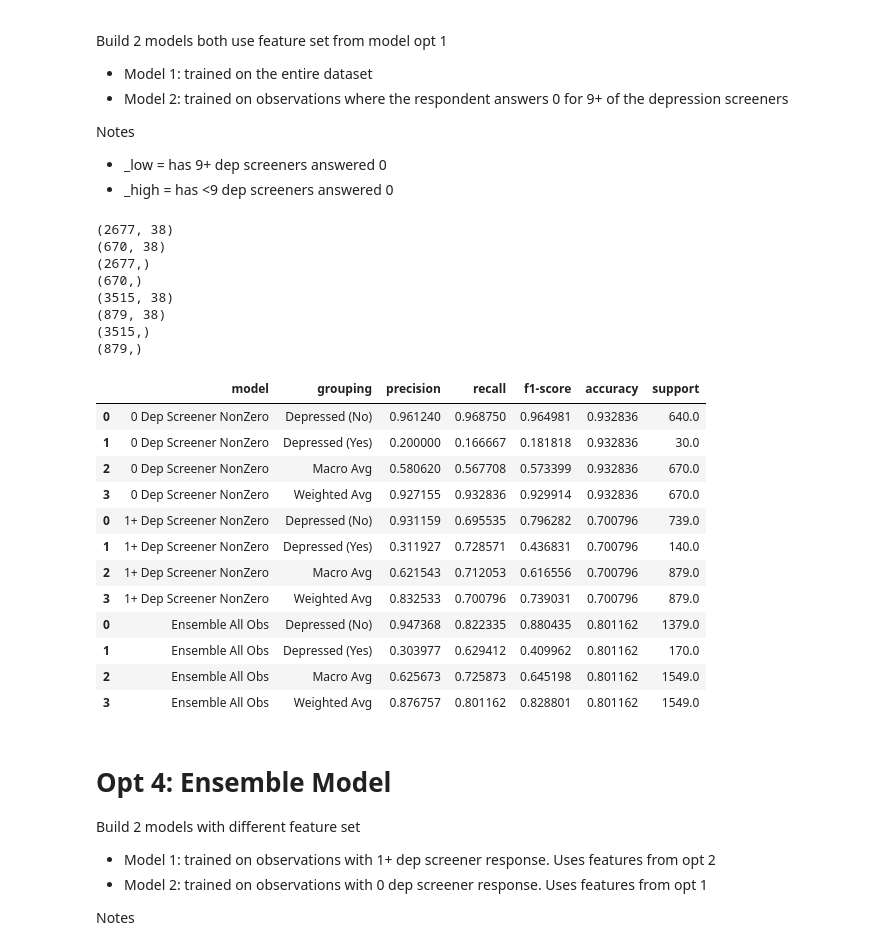
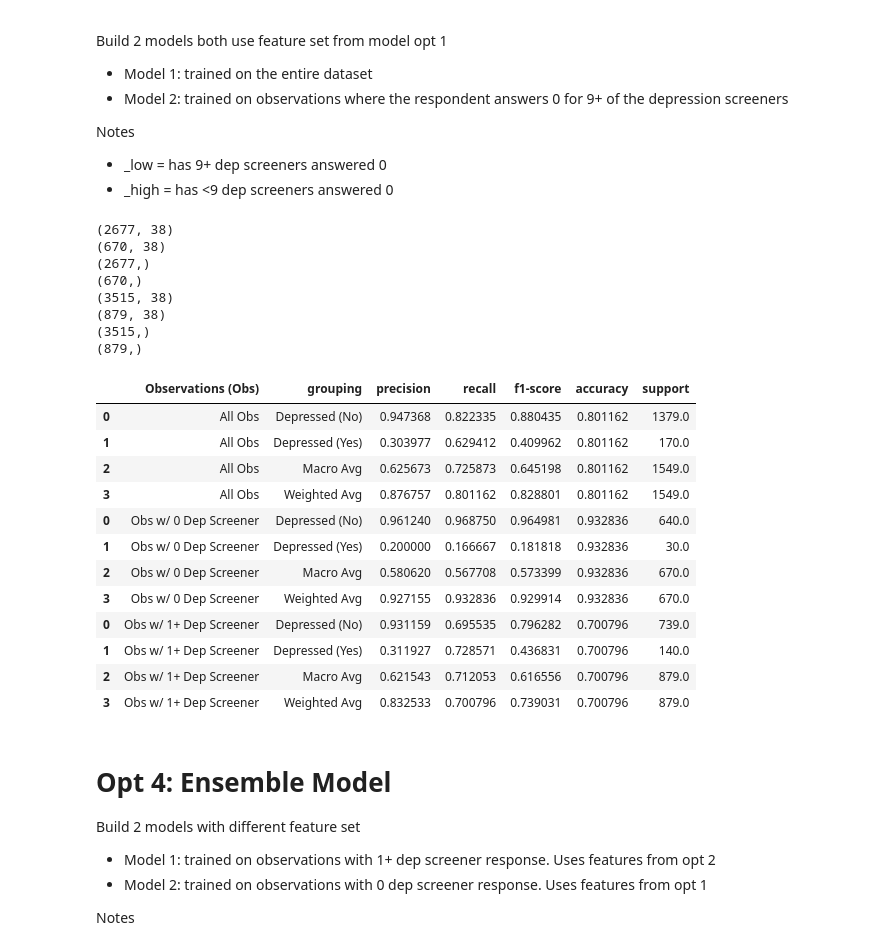
Before and after one commit to orenscarmeli/capstone210-ppd-carmeli_chari_hand_lee, a Jupyter notebook: modeling/survey_model_best.ipynb, the cells around one changed output. Saved outputs shown, nothing was run; the diff lists cells and outputs as text; code cells hidden in the pictures.

```diff
--- a/modeling/survey_model_best.ipynb
+++ b/modeling/survey_model_best.ipynb
@@ -633,53 +633,54 @@ y_actual = np.concatenate((y_test_high, y_test_low))
 ensemble_performance_all = get_performance_df(
     label_actual = y_actual,
     label_pred = y_pred,
-    model_name = 'Ensemble All Obs'
+    model_name = 'All Obs'
 )
 
 # Performance Model 1
 ensemble_performance_high = get_performance_df(
     label_actual = y_test_high,
     label_pred = y_pred_high,
-    model_name = '1+ Dep Screener NonZero'
+    model_name = 'Obs w/ 1+ Dep Screener'
 )
 
 # Performance Model 2
 ensemble_performance_low = get_performance_df(
     label_actual = y_test_low,
     label_pred = y_pred_low,
-    model_name = '0 Dep Screener NonZero'
+    model_name = 'Obs w/ 0 Dep Screener'
 )
 
 ensemble_performance_opt3 = pd.concat([
     ensemble_performance_all,
     ensemble_performance_high,
     ensemble_performance_low
 ])
 
 cols = ['model','grouping','precision','recall','f1-score','accuracy','support']
-ensemble_performance_opt3[cols].sort_values(by=['model','grouping'])
+ensemble_performance_opt3[cols].sort_values(by=['model','grouping']) \
+    .rename(columns = {'model':'Observations (Obs)'})
 # %% [output]
 (2677, 38)
 (670, 38)
 (2677,)
 (670,)
 (3515, 38)
 (879, 38)
 (3515,)
 (879,)
-|  | model | grouping | precision | recall | f1-score | accuracy | support |
-| 0 | 0 Dep Screener NonZero | Depressed (No) | 0.961240 | 0.968750 | 0.964981 | 0.932836 | 640.0 |
-| 1 | 0 Dep Screener NonZero | Depressed (Yes) | 0.200000 | 0.166667 | 0.181818 | 0.932836 | 30.0 |
-| 2 | 0 Dep Screener NonZero | Macro Avg | 0.580620 | 0.567708 | 0.573399 | 0.932836 | 670.0 |
-| 3 | 0 Dep Screener NonZero | Weighted Avg | 0.927155 | 0.932836 | 0.929914 | 0.932836 | 670.0 |
-| 0 | 1+ Dep Screener NonZero | Depressed (No) | 0.931159 | 0.695535 | 0.796282 | 0.700796 | 739.0 |
-| 1 | 1+ Dep Screener NonZero | Depressed (Yes) | 0.311927 | 0.728571 | 0.436831 | 0.700796 | 140.0 |
-| 2 | 1+ Dep Screener NonZero | Macro Avg | 0.621543 | 0.712053 | 0.616556 | 0.700796 | 879.0 |
-| 3 | 1+ Dep Screener NonZero | Weighted Avg | 0.832533 | 0.700796 | 0.739031 | 0.700796 | 879.0 |
-| 0 | Ensemble All Obs | Depressed (No) | 0.947368 | 0.822335 | 0.880435 | 0.801162 | 1379.0 |
-| 1 | Ensemble All Obs | Depressed (Yes) | 0.303977 | 0.629412 | 0.409962 | 0.801162 | 170.0 |
-| 2 | Ensemble All Obs | Macro Avg | 0.625673 | 0.725873 | 0.645198 | 0.801162 | 1549.0 |
-| 3 | Ensemble All Obs | Weighted Avg | 0.876757 | 0.801162 | 0.828801 | 0.801162 | 1549.0 |
+|  | Observations (Obs) | grouping | precision | recall | f1-score | accuracy | support |
+| 0 | All Obs | Depressed (No) | 0.947368 | 0.822335 | 0.880435 | 0.801162 | 1379.0 |
+| 1 | All Obs | Depressed (Yes) | 0.303977 | 0.629412 | 0.409962 | 0.801162 | 170.0 |
+| 2 | All Obs | Macro Avg | 0.625673 | 0.725873 | 0.645198 | 0.801162 | 1549.0 |
+| 3 | All Obs | Weighted Avg | 0.876757 | 0.801162 | 0.828801 | 0.801162 | 1549.0 |
+| 0 | Obs w/ 0 Dep Screener | Depressed (No) | 0.961240 | 0.968750 | 0.964981 | 0.932836 | 640.0 |
+| 1 | Obs w/ 0 Dep Screener | Depressed (Yes) | 0.200000 | 0.166667 | 0.181818 | 0.932836 | 30.0 |
+| 2 | Obs w/ 0 Dep Screener | Macro Avg | 0.580620 | 0.567708 | 0.573399 | 0.932836 | 670.0 |
+| 3 | Obs w/ 0 Dep Screener | Weighted Avg | 0.927155 | 0.932836 | 0.929914 | 0.932836 | 670.0 |
+| 0 | Obs w/ 1+ Dep Screener | Depressed (No) | 0.931159 | 0.695535 | 0.796282 | 0.700796 | 739.0 |
+| 1 | Obs w/ 1+ Dep Screener | Depressed (Yes) | 0.311927 | 0.728571 | 0.436831 | 0.700796 | 140.0 |
+| 2 | Obs w/ 1+ Dep Screener | Macro Avg | 0.621543 | 0.712053 | 0.616556 | 0.700796 | 879.0 |
+| 3 | Obs w/ 1+ Dep Screener | Weighted Avg | 0.832533 | 0.700796 | 0.739031 | 0.700796 | 879.0 |
 # %% [markdown]
 # Opt 4: Ensemble Model
 
```
Also changed, not shown: parts of 2 cells of this notebook.
